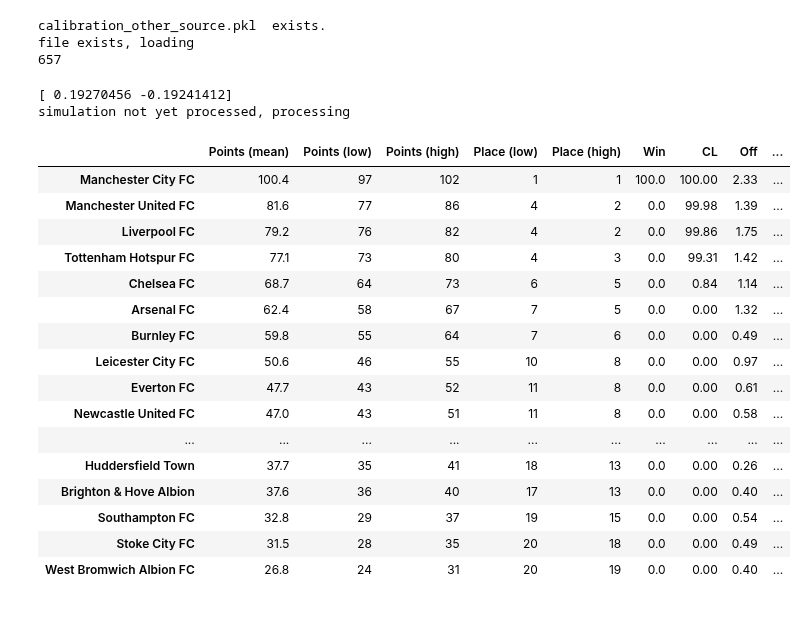
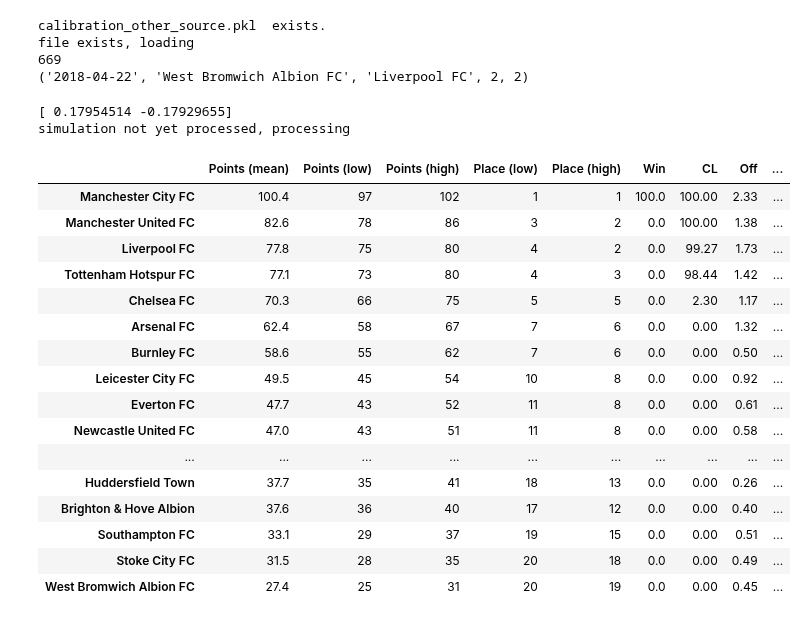
Before and after one commit to tchnvkng/python_notebooks, a Jupyter notebook: premier_league/PremierLeague.ipynb, the cells around one changed output. Cells and saved outputs as stored; diff of their text form; code cells hidden in the pictures.

```diff
--- a/premier_league/PremierLeague.ipynb
+++ b/premier_league/PremierLeague.ipynb
@@ -36,3 +35,5 @@ file exists, loading
+# %%
+PremierLeagueData.update_fixtures()
 # %%
 all_data=dict()
 all_data['ES']=LaLigaData.make_df()
@@ -45,39 +46,40 @@ teams=calibrator.teams
 # %% [output]
 calibration_other_source.pkl  exists.
 file exists, loading
-657
+669
+('2018-04-22', 'West Bromwich Albion FC', 'Liverpool FC', 2, 2)
 # %%
 Teams=dict()
 League=dict()
 # %%
 country='EN'
 home_advantage=np.array(calibrator.teams['Home'+country].means())-np.array(calibrator.teams['Away'+country].means())
 print(home_advantage)
 Teams[country]={x:teams[x] for x in teams if teams[x].country==country}
 League[country]=Season(Teams[country],home_advantage=home_advantage)
-League[country].process_current_results(data)
+League[country].process_current_results(all_data[_country])
 League[country].simulate_season(n_scenarios=100000)
 League[country].season_report()
 # %% [output]
-[ 0.19270456 -0.19241412]
+[ 0.17954514 -0.17929655]
 simulation not yet processed, processing
 |  | Points (mean) | Points (low) | Points (high) | Place (low) | Place (high) | Win | CL | Off | ... |
 | Manchester City FC | 100.4 | 97 | 102 | 1 | 1 | 100.0 | 100.00 | 2.33 | ... |
-| Manchester United FC | 81.6 | 77 | 86 | 4 | 2 | 0.0 | 99.98 | 1.39 | ... |
-| Liverpool FC | 79.2 | 76 | 82 | 4 | 2 | 0.0 | 99.86 | 1.75 | ... |
-| Tottenham Hotspur FC | 77.1 | 73 | 80 | 4 | 3 | 0.0 | 99.31 | 1.42 | ... |
-| Chelsea FC | 68.7 | 64 | 73 | 6 | 5 | 0.0 | 0.84 | 1.14 | ... |
-| Arsenal FC | 62.4 | 58 | 67 | 7 | 5 | 0.0 | 0.00 | 1.32 | ... |
-| Burnley FC | 59.8 | 55 | 64 | 7 | 6 | 0.0 | 0.00 | 0.49 | ... |
-| Leicester City FC | 50.6 | 46 | 55 | 10 | 8 | 0.0 | 0.00 | 0.97 | ... |
+| Manchester United FC | 82.6 | 78 | 86 | 3 | 2 | 0.0 | 100.00 | 1.38 | ... |
+| Liverpool FC | 77.8 | 75 | 80 | 4 | 2 | 0.0 | 99.27 | 1.73 | ... |
+| Tottenham Hotspur FC | 77.1 | 73 | 80 | 4 | 3 | 0.0 | 98.44 | 1.42 | ... |
+| Chelsea FC | 70.3 | 66 | 75 | 5 | 5 | 0.0 | 2.30 | 1.17 | ... |
+| Arsenal FC | 62.4 | 58 | 67 | 7 | 6 | 0.0 | 0.00 | 1.32 | ... |
+| Burnley FC | 58.6 | 55 | 62 | 7 | 6 | 0.0 | 0.00 | 0.50 | ... |
+| Leicester City FC | 49.5 | 45 | 54 | 10 | 8 | 0.0 | 0.00 | 0.92 | ... |
 | Everton FC | 47.7 | 43 | 52 | 11 | 8 | 0.0 | 0.00 | 0.61 | ... |
 | Newcastle United FC | 47.0 | 43 | 51 | 11 | 8 | 0.0 | 0.00 | 0.58 | ... |
 | ... | ... | ... | ... | ... | ... | ... | ... | ... | ... |
 | Huddersfield Town | 37.7 | 35 | 41 | 18 | 13 | 0.0 | 0.00 | 0.26 | ... |
-| Brighton & Hove Albion | 37.6 | 36 | 40 | 17 | 13 | 0.0 | 0.00 | 0.40 | ... |
-| Southampton FC | 32.8 | 29 | 37 | 19 | 15 | 0.0 | 0.00 | 0.54 | ... |
+| Brighton & Hove Albion | 37.6 | 36 | 40 | 17 | 12 | 0.0 | 0.00 | 0.40 | ... |
+| Southampton FC | 33.1 | 29 | 37 | 19 | 15 | 0.0 | 0.00 | 0.51 | ... |
 | Stoke City FC | 31.5 | 28 | 35 | 20 | 18 | 0.0 | 0.00 | 0.49 | ... |
-| West Bromwich Albion FC | 26.8 | 24 | 31 | 20 | 19 | 0.0 | 0.00 | 0.40 | ... |
+| West Bromwich Albion FC | 27.4 | 25 | 31 | 20 | 19 | 0.0 | 0.00 | 0.45 | ... |
 # %%
 PremierLeague=League['EN']
 PremierLeague.team_report('Manchester United FC')
```
Also changed, not shown: parts of 5 cells of this notebook.
